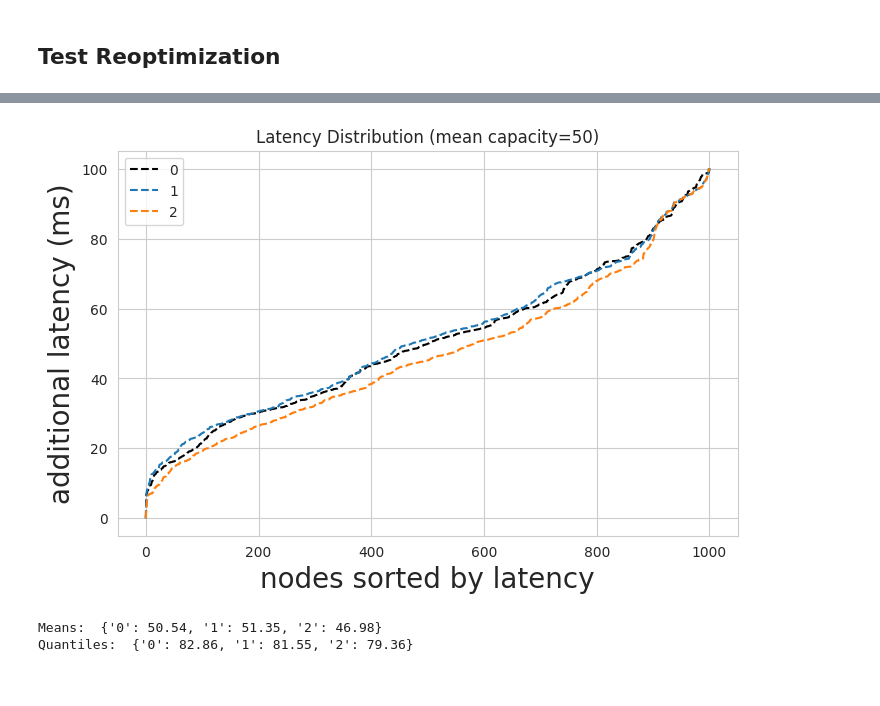
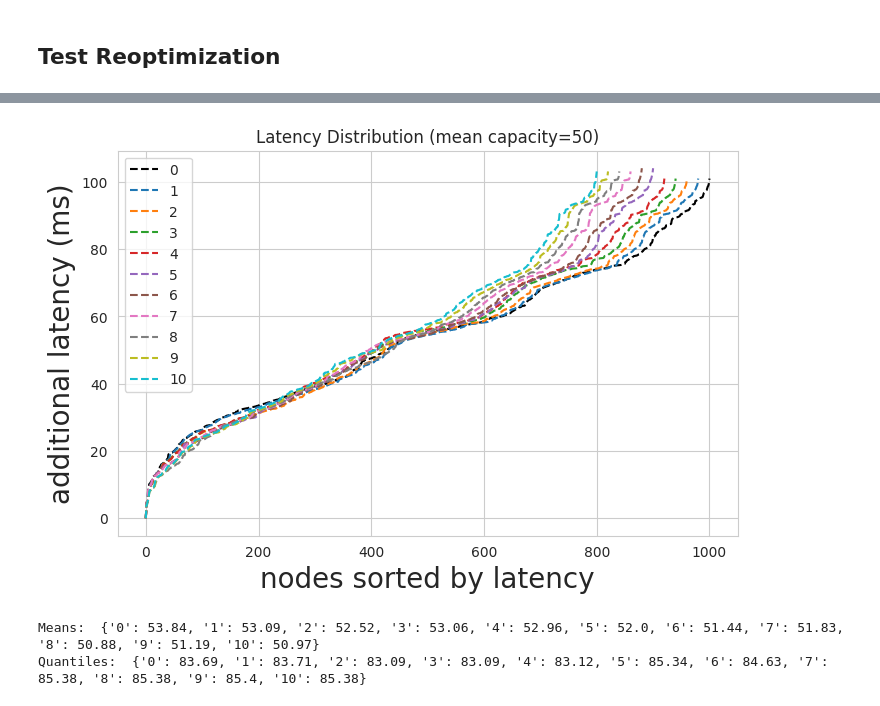
Before and after one commit to xchatzil/NEMO, a Jupyter notebook: notebooks/ChangingTopology.ipynb, the cells around one changed output, grey strips where cells are left out. Saved outputs shown, nothing was run; the diff lists cells and outputs as text; code cells hidden in the pictures.

```diff
--- a/notebooks/ChangingTopology.ipynb
+++ b/notebooks/ChangingTopology.ipynb
@@ -59,15 +62,15 @@ coords_df
 random.seed(seed)
 items = range(1, coords_df.shape[0])
 # Number of times to randomly select and remove elements
-x = 10
+iterations = 10
 # Number of elements to select and remove each time
-n = 20
+num_changes = 20
 changed_nodes_dict = {}
 
 # Perform the random selection and removal x times
-for i in range(1, x + 1):
-    if len(items) >= n:
-        selected_elements = random.sample(items, n)
+for i in range(1, iterations + 1):
+    if len(items) >= num_changes:
+        selected_elements = random.sample(items, num_changes)
         changed_nodes_dict[i] = selected_elements
         items = [element for element in items if element not in selected_elements]
 print(changed_nodes_dict)
@@ -365,25 +369,21 @@ Level 3 CH number:  6
 1001 rows × 2 columns
 # %%
-removed = set()
-
 for i, nodes in changed_nodes_dict.items():
     for node_idx in nodes:
         print("processing node", i, node_idx)
-        if node_idx in removed:
-            continue
-        else:
-            removed.add(node_idx)
-
         df_re, opt_dict, resource_limit, level = nemo.remove_node(node_idx)
         node = prim_df.iloc[node_idx].to_dict()
         node["x"] = coord_list[i].iloc[node_idx]["x"]
         node["y"] = coord_list[i].iloc[node_idx]["y"]
         node["capacity"] = node[slot_col]
         node["weight"] = node[weight_col]
-        node_idx, df_placement, resource_limit = nemo.add_node(node)
+        # node_idx, df_placement, resource_limit = nemo.add_node(node)
         if resource_limit:
             print("Overloaded!!!!!!!!!!!!!!!!")
-    edf = evaluate(df_re)
+
+    update_df = coord_list[i][["x", "y"]]
+    df = util.update_coordinates(df_re, update_df)
+    edf = evaluate(df)
     evaluations[i] = edf.copy()
 # %% [output]
 processing node 1 242
@@ -426,37 +409,35 @@ quant_dict = {}
 mean_dict = {}
 
 for i, df in enumerate(evaluations):
-    if i > 2:
-        break
     l = str(i)
     sv = df["latency_distribution"].sort_values()
 
     quant_dict[l] = round(sv.quantile(0.9), 2)
     mean_dict[l] = round(sv.mean(), 2)
     if i == 0:
         sv.plot(ax=ax1, use_index=False, label=l, linestyle="--", color="black")
     else:
         sv.plot(ax=ax1, use_index=False, label=l, linestyle="--")
 
 ax1.set_xlabel('nodes sorted by latency')
 ax1.set_ylabel('additional latency (ms)')
 
 ax1.legend(loc="upper left", prop={'size': 10})
 # Display a figure.
 # plt.ylim([0, 100])
 
 ax1.yaxis.label.set_size(20)
 ax1.xaxis.label.set_size(20)
 
 # plt.savefig("plots/sim_1000/eval_latency.svg")
 
 ax1.set_title('Latency Distribution (mean capacity=' + str(avg) + ")")
 plt.show()
 print("Means: ", mean_dict)
 print("Quantiles: ", quant_dict)
 # %% [output]
-[figure, old version]
+[figure, new version]
-Means:  {'0': 50.54, '1': 51.35, '2': 46.98}
-Quantiles:  {'0': 82.86, '1': 81.55, '2': 79.36}
+Means:  {'0': 53.84, '1': 53.09, '2': 52.52, '3': 53.06, '4': 52.96, '5': 52.0, '6': 51.44, '7': 51.83, '8': 50.88, '9': 51.19, '10': 50.97}
+Quantiles:  {'0': 83.69, '1': 83.71, '2': 83.09, '3': 83.09, '4': 83.12, '5': 85.34, '6': 84.63, '7': 85.38, '8': 85.38, '9': 85.4, '10': 85.38}
 # %%
 # TODO add insertion of nodes, check scalability test with different weights
```
Also changed, not shown: parts of 8 cells of this notebook, 5 other files.
